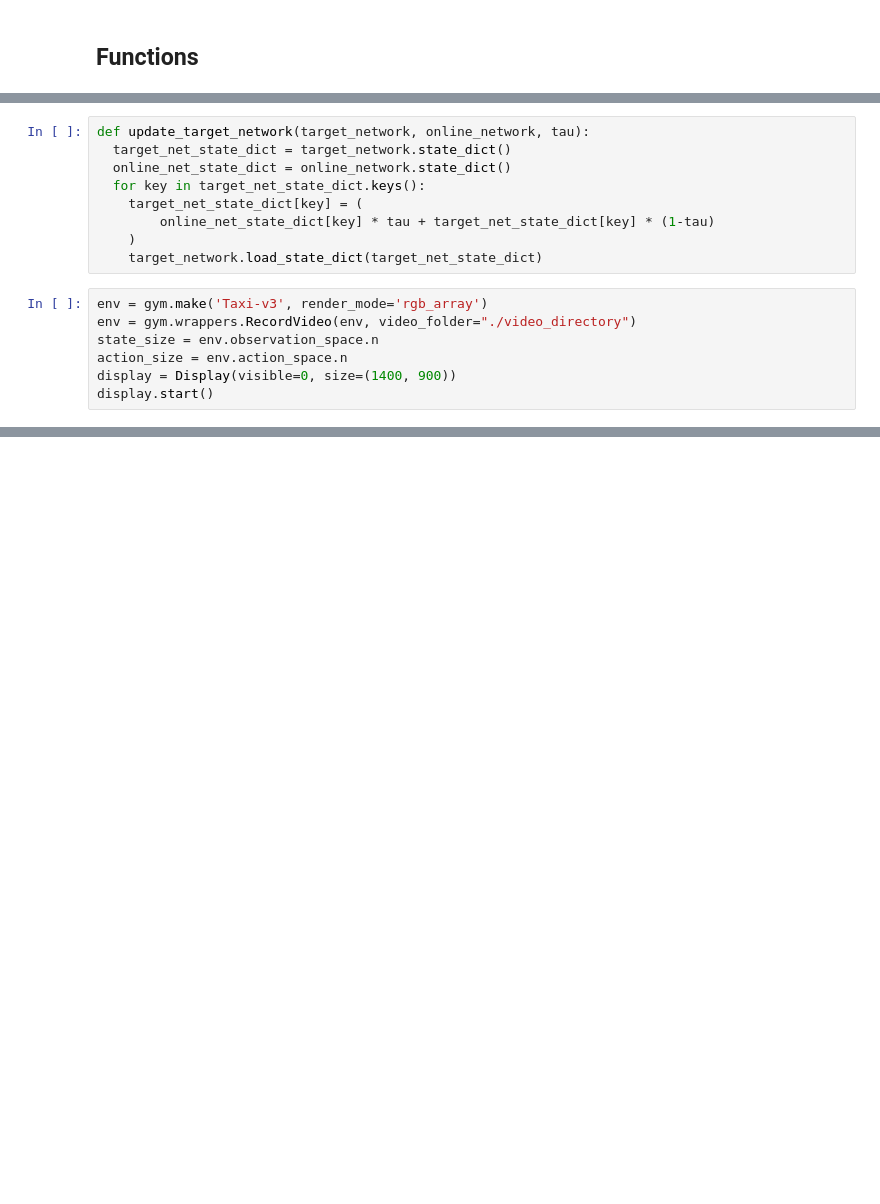
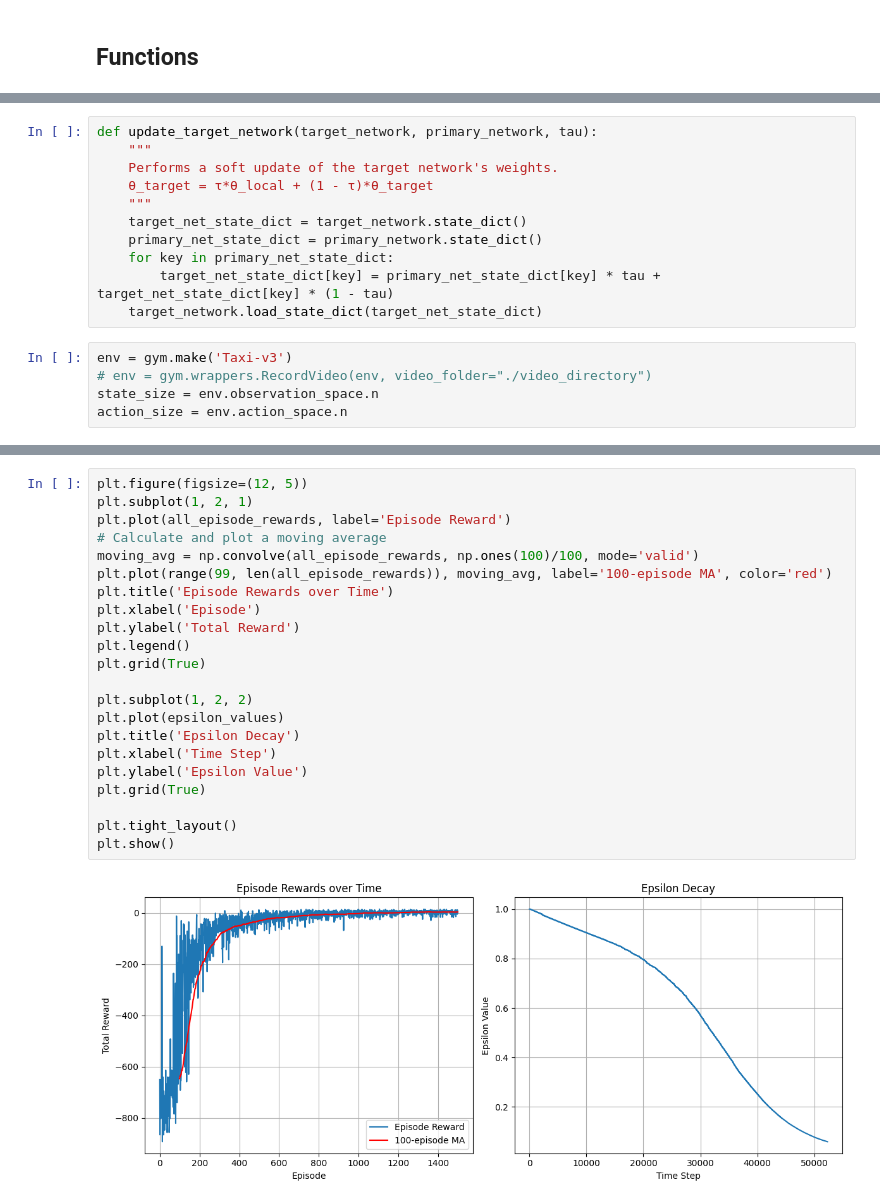
Before and after one commit to eschwarzbeckf/taxi, a Jupyter notebook: taxi.ipynb, the cells around one changed output, grey strips where cells are left out. Saved outputs shown, nothing was run; the diff lists cells and outputs as text; blank space fills up the shorter version.

```diff
--- a/taxi.ipynb
+++ b/taxi.ipynb
@@ -109,16 +158,16 @@ class ReplayBuffer:
 # %%
-def update_target_network(target_network, online_network, tau):
-  target_net_state_dict = target_network.state_dict()
-  online_net_state_dict = online_network.state_dict()
-  for key in target_net_state_dict.keys():
-    target_net_state_dict[key] = (
-        online_net_state_dict[key] * tau + target_net_state_dict[key] * (1-tau)
-    )
+def update_target_network(target_network, primary_network, tau):
+    """
+    Performs a soft update of the target network's weights.
+    θ_target = τ*θ_local + (1 - τ)*θ_target
+    """
+    target_net_state_dict = target_network.state_dict()
+    primary_net_state_dict = primary_network.state_dict()
+    for key in primary_net_state_dict:
+        target_net_state_dict[key] = primary_net_state_dict[key] * tau + target_net_state_dict[key] * (1 - tau)
     target_network.load_state_dict(target_net_state_dict)
 # %%
-env = gym.make('Taxi-v3', render_mode='rgb_array')
-env = gym.wrappers.RecordVideo(env, video_folder="./video_directory")
+env = gym.make('Taxi-v3')
+# env = gym.wrappers.RecordVideo(env, video_folder="./video_directory")
 state_size = env.observation_space.n
 action_size = env.action_space.n
-display = Display(visible=0, size=(1400, 900))
-display.start()
@@ -174,0 +286,24 @@ env.close()
+# %%
+plt.figure(figsize=(12, 5))
+plt.subplot(1, 2, 1)
+plt.plot(all_episode_rewards, label='Episode Reward')
+# Calculate and plot a moving average
+moving_avg = np.convolve(all_episode_rewards, np.ones(100)/100, mode='valid')
+plt.plot(range(99, len(all_episode_rewards)), moving_avg, label='100-episode MA', color='red')
+plt.title('Episode Rewards over Time')
+plt.xlabel('Episode')
+plt.ylabel('Total Reward')
+plt.legend()
+plt.grid(True)
+
+plt.subplot(1, 2, 2)
+plt.plot(epsilon_values)
+plt.title('Epsilon Decay')
+plt.xlabel('Time Step')
+plt.ylabel('Epsilon Value')
+plt.grid(True)
+
+plt.tight_layout()
+plt.show()
+# %% [output]
+[figure, added]
```
Also changed, not shown: parts of 15 cells of this notebook.
